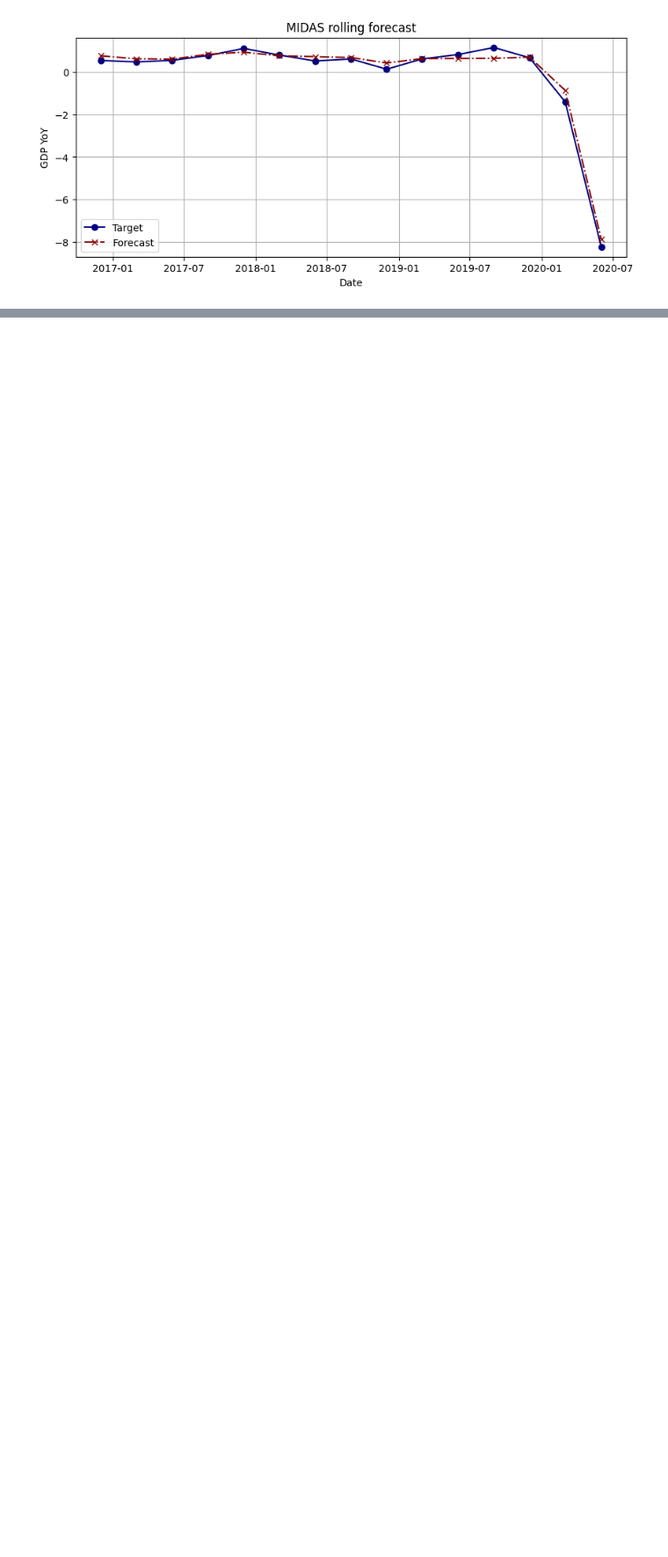
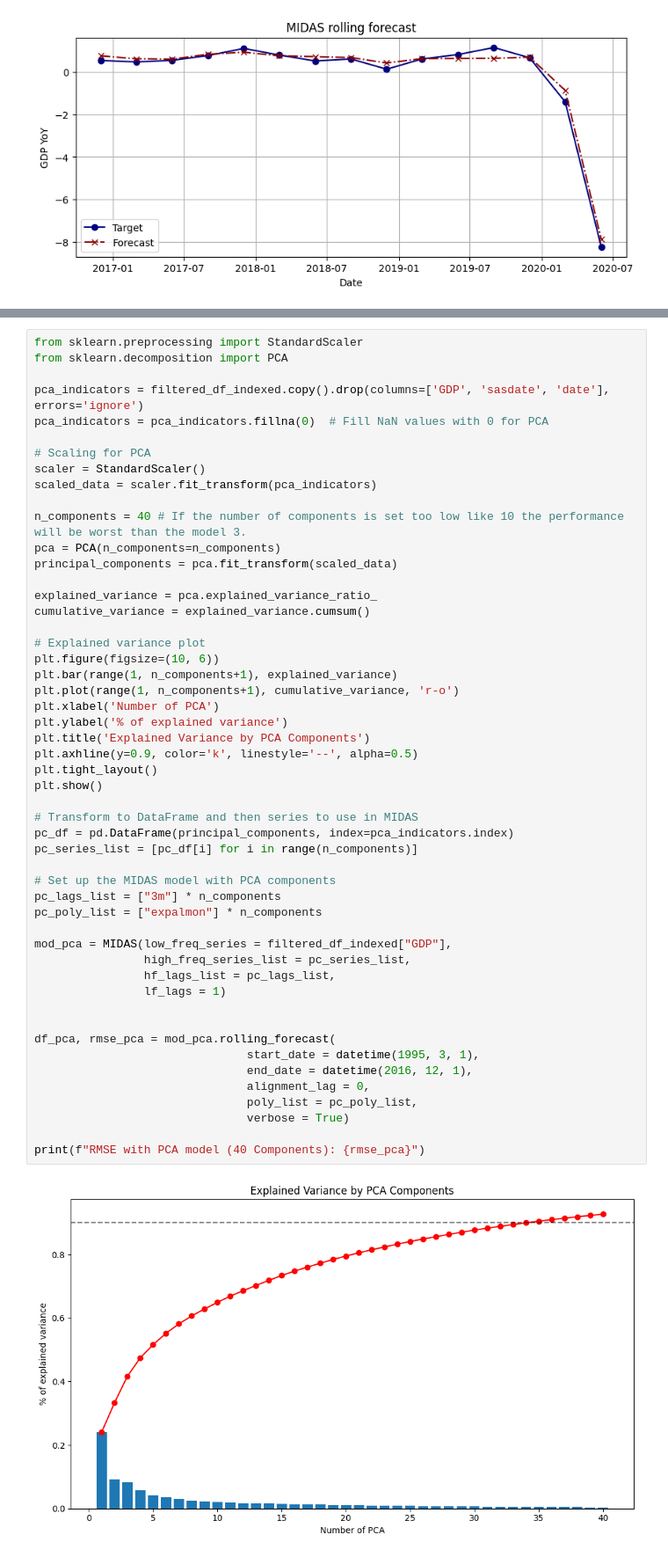
Before and after one commit to MatiasBorrellH/Forecasting-and-Nowcasting-HW2, a Jupyter notebook: Nowcasting_USA_HandsOn_2.ipynb, the cells around one changed output, grey strips where cells are left out. Shown: that part at 88% size. Cells and saved outputs as stored; diff of their text form; blank space fills up the shorter version.

```diff
--- a/Nowcasting_USA_HandsOn_2.ipynb
+++ b/Nowcasting_USA_HandsOn_2.ipynb
@@ -433,0 +451,53 @@ df4, rmse4 = mod4.rolling_forecast(start_date = datetime(1995, 3, 1),
+# %%
+from sklearn.preprocessing import StandardScaler
+from sklearn.decomposition import PCA
+
+pca_indicators = filtered_df_indexed.copy().drop(columns=['GDP', 'sasdate', 'date'], errors='ignore')
+pca_indicators = pca_indicators.fillna(0)  # Fill NaN values with 0 for PCA
+
+# Scaling for PCA
+scaler = StandardScaler()
+scaled_data = scaler.fit_transform(pca_indicators)
+
+n_components = 40 # If the number of components is set too low like 10 the performance will be worst than the model 3.
+pca = PCA(n_components=n_components)
+principal_components = pca.fit_transform(scaled_data)
+
+explained_variance = pca.explained_variance_ratio_
+cumulative_variance = explained_variance.cumsum()
+
+# Explained variance plot
+plt.figure(figsize=(10, 6))
+plt.bar(range(1, n_components+1), explained_variance)
+plt.plot(range(1, n_components+1), cumulative_variance, 'r-o')
+plt.xlabel('Number of PCA')
+plt.ylabel('% of explained variance')
+plt.title('Explained Variance by PCA Components')
+plt.axhline(y=0.9, color='k', linestyle='--', alpha=0.5)
+plt.tight_layout()
+plt.show()
+
+# Transform to DataFrame and then series to use in MIDAS
+pc_df = pd.DataFrame(principal_components, index=pca_indicators.index)
+pc_series_list = [pc_df[i] for i in range(n_components)]
+
+# Set up the MIDAS model with PCA components
+pc_lags_list = ["3m"] * n_components
+pc_poly_list = ["expalmon"] * n_components
+
+mod_pca = MIDAS(low_freq_series = filtered_df_indexed["GDP"],
+                high_freq_series_list = pc_series_list,
+                hf_lags_list = pc_lags_list,
+                lf_lags = 1)
+
+
+df_pca, rmse_pca = mod_pca.rolling_forecast(
+                               start_date = datetime(1995, 3, 1),
+                               end_date = datetime(2016, 12, 1),
+                               alignment_lag = 0,
+                               poly_list = pc_poly_list,
+                               verbose = True)
+
+print(f"RMSE with PCA model (40 Components): {rmse_pca}")
+# %% [output]
+[figure, added]
```
Also changed, not shown: parts of 16 cells of this notebook, 2 other files.
